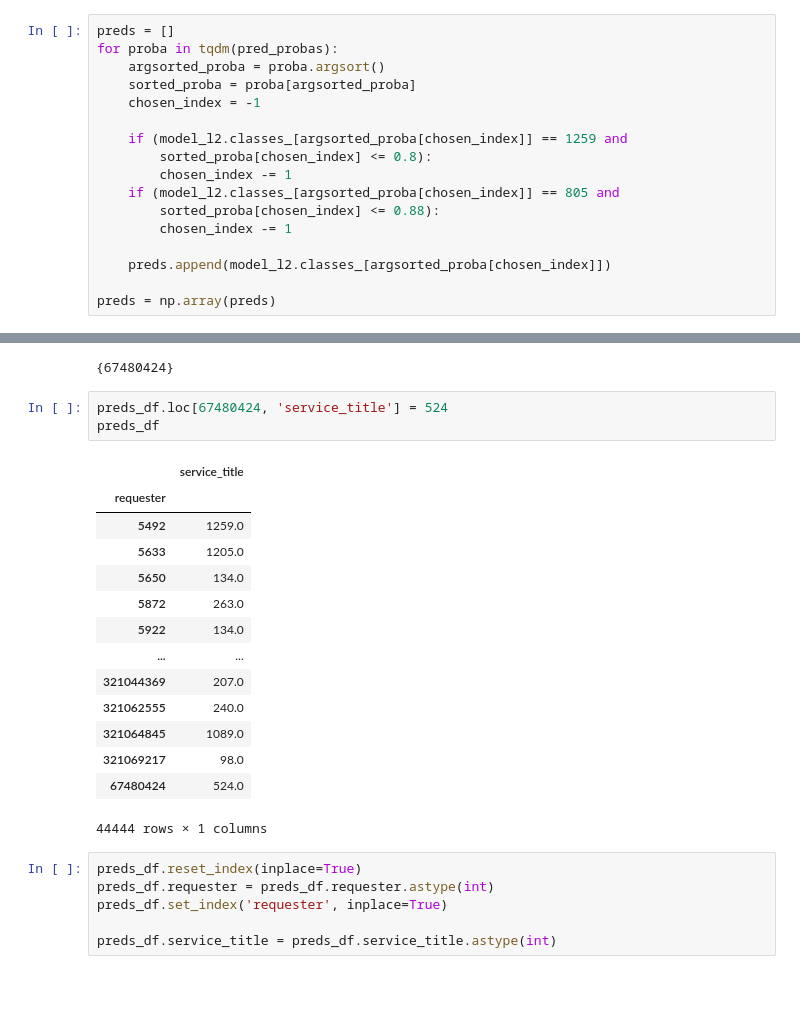
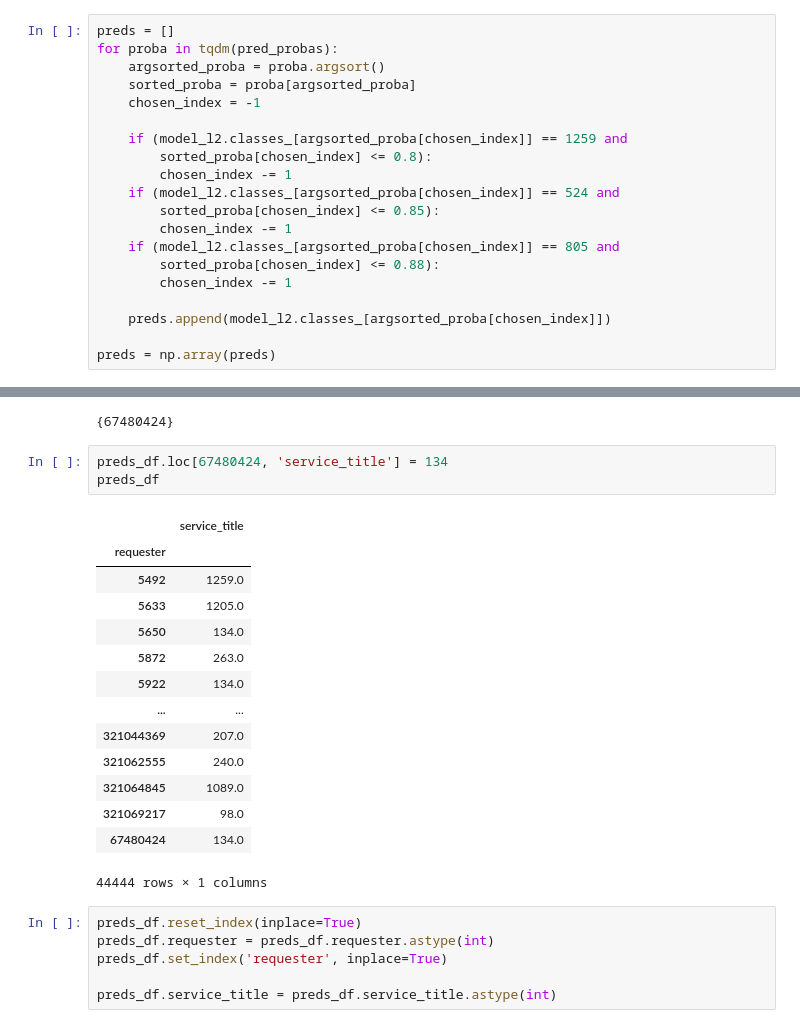
Before and after one commit to Gaussiandra/MFC_solution, a Jupyter notebook: solution.ipynb, the cells around one changed output, grey strips where cells are left out. Cells and saved outputs as stored; diff of their text form; blank space fills up the shorter version.

```diff
--- a/solution.ipynb
+++ b/solution.ipynb
@@ -1368,6 +1368,9 @@ for proba in tqdm(pred_probas):
     if (model_l2.classes_[argsorted_proba[chosen_index]] == 1259 and
         sorted_proba[chosen_index] <= 0.8):
         chosen_index -= 1
+    if (model_l2.classes_[argsorted_proba[chosen_index]] == 524 and
+        sorted_proba[chosen_index] <= 0.85):
+        chosen_index -= 1
     if (model_l2.classes_[argsorted_proba[chosen_index]] == 805 and
         sorted_proba[chosen_index] <= 0.88):
         chosen_index -= 1
@@ -1543,22 +1553,22 @@ set(sample_subm.requester) - set(loaded_test_dataset.requester.astype(int))
 # %% [output]
 {67480424}
 # %%
-preds_df.loc[67480424, 'service_title'] = 524
+preds_df.loc[67480424, 'service_title'] = 134
 preds_df
 # %% [output]
 |  | service_title |
 | requester |  |
 | 5492 | 1259.0 |
 | 5633 | 1205.0 |
 | 5650 | 134.0 |
 | 5872 | 263.0 |
 | 5922 | 134.0 |
 | ... | ... |
 | 321044369 | 207.0 |
 | 321062555 | 240.0 |
 | 321064845 | 1089.0 |
 | 321069217 | 98.0 |
-| 67480424 | 524.0 |
+| 67480424 | 134.0 |
 44444 rows × 1 columns
 # %%
 preds_df.reset_index(inplace=True)
```
Also changed, not shown: parts of 8 cells of this notebook.
